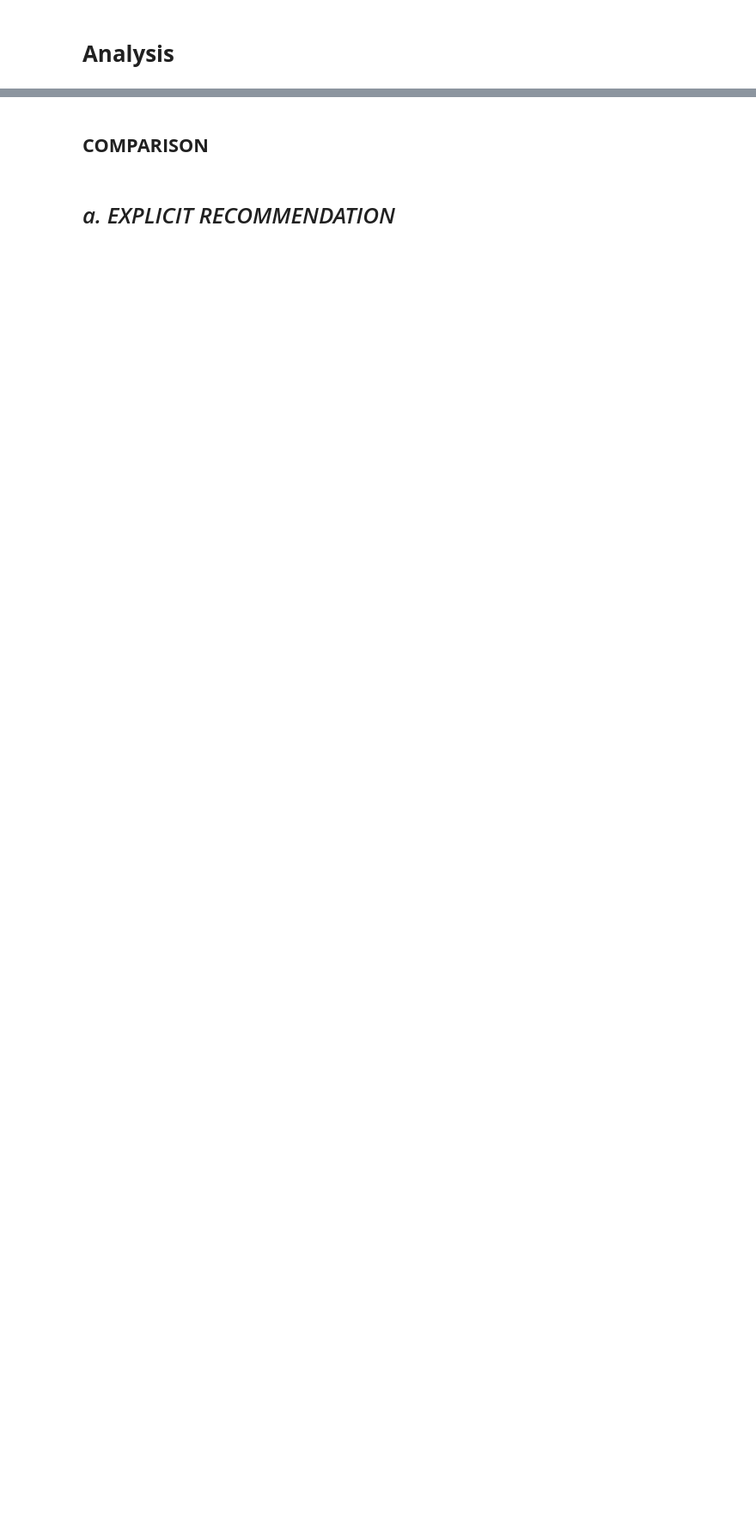
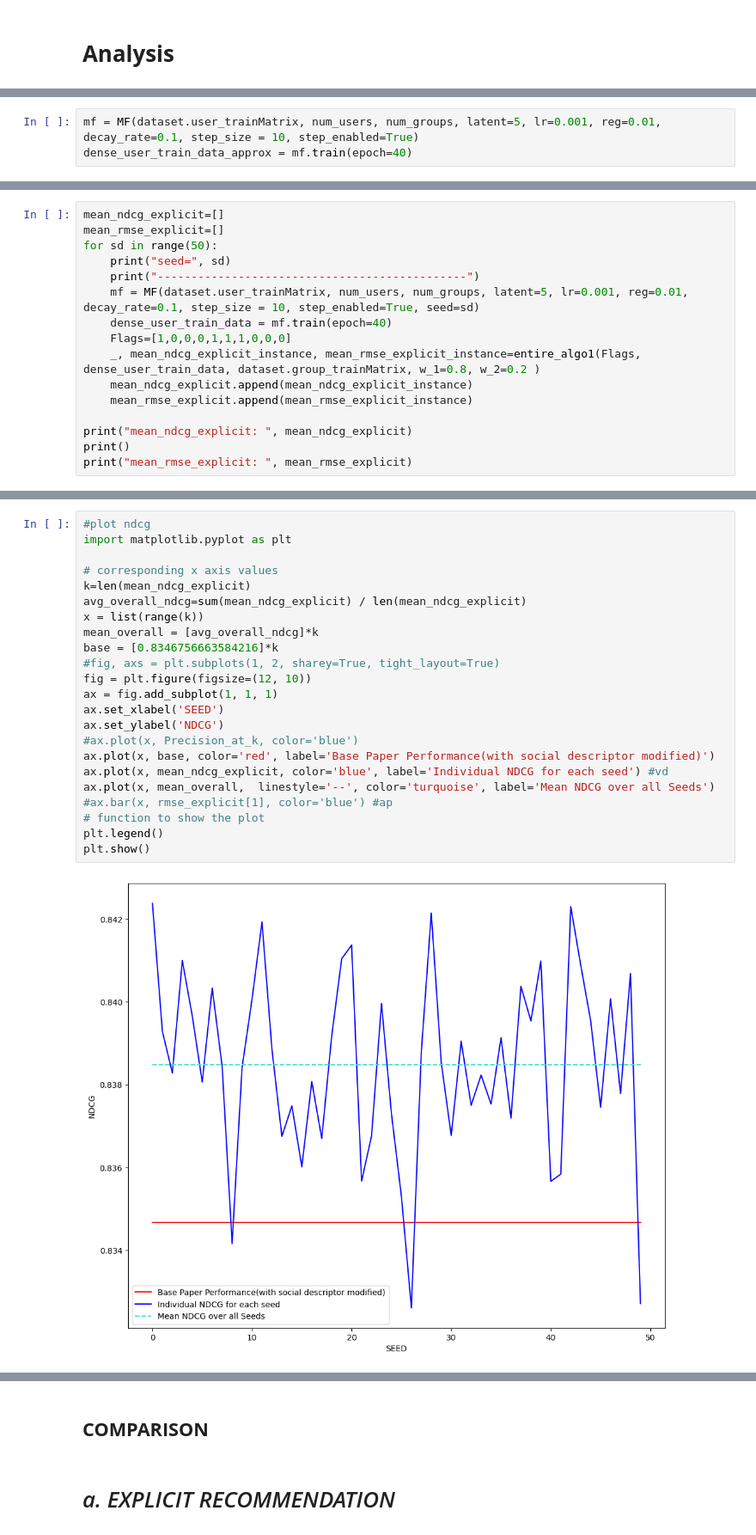
Before and after one commit to shilpa2301/Squad_Select--An-Optimal-Pipeline-for-Traditional-Group-Recommendation-Techniques, a Jupyter notebook: Squad_Select.ipynb, the cells around one changed output, grey strips where cells are left out. Shown at 86% size. Cells and saved outputs as stored; diff of their text form; blank space fills up the shorter version.

```diff
--- a/Squad_Select.ipynb
+++ b/Squad_Select.ipynb
@@ -722,0 +1071,3 @@ plt.show()
+# %%
+mf = MF(dataset.user_trainMatrix, num_users, num_groups, latent=5, lr=0.001, reg=0.01, decay_rate=0.1, step_size = 10, step_enabled=True)
+dense_user_train_data_approx = mf.train(epoch=40)
@@ -722,0 +1147,16 @@ plt.show()
+# %%
+mean_ndcg_explicit=[]
+mean_rmse_explicit=[]
+for sd in range(50):
+    print("seed=", sd)
+    print("----------------------------------------------")
+    mf = MF(dataset.user_trainMatrix, num_users, num_groups, latent=5, lr=0.001, reg=0.01, decay_rate=0.1, step_size = 10, step_enabled=True, seed=sd)
+    dense_user_train_data = mf.train(epoch=40)
+    Flags=[1,0,0,0,1,1,1,0,0,0]
+    _, mean_ndcg_explicit_instance, mean_rmse_explicit_instance=entire_algo1(Flags, dense_user_train_data, dataset.group_trainMatrix, w_1=0.8, w_2=0.2 )
+    mean_ndcg_explicit.append(mean_ndcg_explicit_instance)
+    mean_rmse_explicit.append(mean_rmse_explicit_instance)
+
+print("mean_ndcg_explicit: ", mean_ndcg_explicit)
+print()
+print("mean_rmse_explicit: ", mean_rmse_explicit)
@@ -722,0 +1181,25 @@ plt.show()
+# %%
+#plot ndcg
+import matplotlib.pyplot as plt
+
+# corresponding x axis values
+k=len(mean_ndcg_explicit)
+avg_overall_ndcg=sum(mean_ndcg_explicit) / len(mean_ndcg_explicit)
+x = list(range(k))
+mean_overall = [avg_overall_ndcg]*k
+base = [0.8346756663584216]*k
+#fig, axs = plt.subplots(1, 2, sharey=True, tight_layout=True)
+fig = plt.figure(figsize=(12, 10))
+ax = fig.add_subplot(1, 1, 1)
+ax.set_xlabel('SEED')
+ax.set_ylabel('NDCG')
+#ax.plot(x, Precision_at_k, color='blue')
+ax.plot(x, base, color='red', label='Base Paper Performance(with social descriptor modified)')
+ax.plot(x, mean_ndcg_explicit, color='blue', label='Individual NDCG for each seed') #vd
+ax.plot(x, mean_overall,  linestyle='--', color='turquoise', label='Mean NDCG over all Seeds')
+#ax.bar(x, rmse_explicit[1], color='blue') #ap
+# function to show the plot
+plt.legend()
+plt.show()
+# %% [output]
+[figure, added]
```
Also changed, not shown: parts of 116 cells of this notebook.
